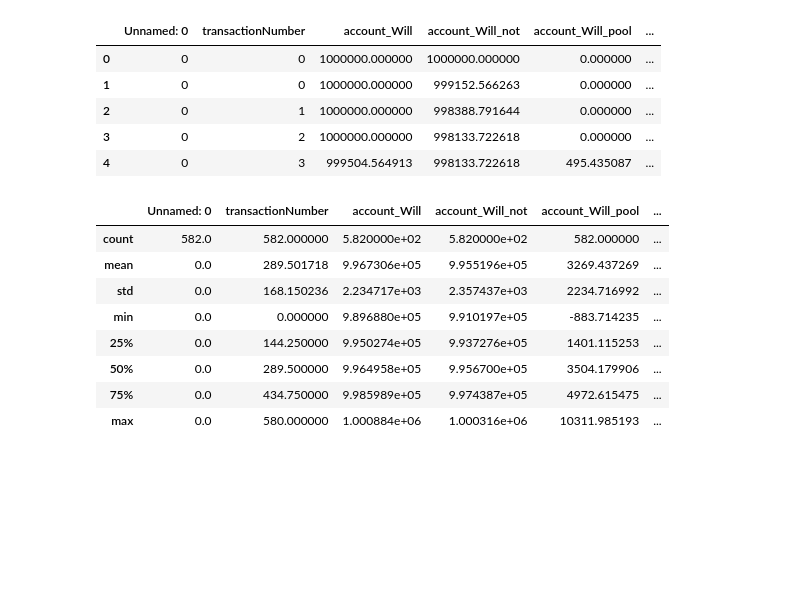
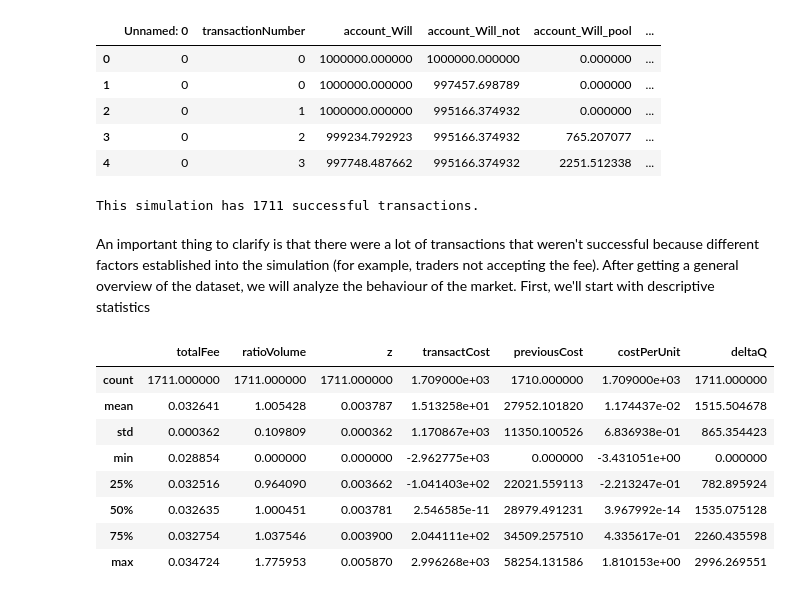
Before and after one commit to zeitgeistpm/rikiddo, a Jupyter notebook: Exploratory Data Analysis of the Market Simulation.ipynb, the cells around one changed output. Saved outputs shown, nothing was run; the diff lists cells and outputs as text; code cells hidden in the pictures; blank space fills up the shorter version.

Commit message:
adding simulation analysis

```diff
--- a/Exploratory Data Analysis of the Market Simulation.ipynb
+++ b/Exploratory Data Analysis of the Market Simulation.ipynb
@@ -1,25 +5,32 @@
 # %%
 import pandas as pd
 import matplotlib.pyplot as plt
+# %%
+simulationRecord = pd.read_csv('simulationRecord.csv')
+simulationRecord.head()
+# %% [output]
+|  | Unnamed: 0 | transactionNumber | account_Will | account_Will_not | account_Will_pool | ... |
+| 0 | 0 | 0 | 1000000.000000 | 1000000.000000 | 0.000000 | ... |
+| 1 | 0 | 0 | 1000000.000000 | 997457.698789 | 0.000000 | ... |
+| 2 | 0 | 1 | 1000000.000000 | 995166.374932 | 0.000000 | ... |
+| 3 | 0 | 2 | 999234.792923 | 995166.374932 | 765.207077 | ... |
+| 4 | 0 | 3 | 997748.487662 | 995166.374932 | 2251.512338 | ... |
 # %%
-simulationRecord = pd.read_csv('simulationRecord.csv')
-simulationRecord.head()
+print(f'This simulation has {simulationRecord.shape[0]} successful transactions.')
 # %% [output]
-|  | Unnamed: 0 | transactionNumber | account_Will | account_Will_not | account_Will_pool | ... |
-| 0 | 0 | 0 | 1000000.000000 | 1000000.000000 | 0.000000 | ... |
-| 1 | 0 | 0 | 1000000.000000 | 999152.566263 | 0.000000 | ... |
-| 2 | 0 | 1 | 1000000.000000 | 998388.791644 | 0.000000 | ... |
-| 3 | 0 | 2 | 1000000.000000 | 998133.722618 | 0.000000 | ... |
-| 4 | 0 | 3 | 999504.564913 | 998133.722618 | 495.435087 | ... |
+This simulation has 1711 successful transactions.
+# %% [markdown]
+An important thing to clarify is that there were a lot of transactions that weren't successful because different factors established into the simulation (for example, traders not accepting the fee). After getting a general overview of the dataset, we will analyze the behaviour of the market. First, we'll start with descriptive statistics
 # %%
-simulationRecord.describe()
+descriptiveStats= simulationRecord[['totalFee', 'ratioVolume', 'z', 'transactCost', 'previousCost', 'costPerUnit', 'deltaQ']].describe()
+descriptiveStats
 # %% [output]
-|  | Unnamed: 0 | transactionNumber | account_Will | account_Will_not | account_Will_pool | ... |
-| count | 582.0 | 582.000000 | 5.820000e+02 | 5.820000e+02 | 582.000000 | ... |
-| mean | 0.0 | 289.501718 | 9.967306e+05 | 9.955196e+05 | 3269.437269 | ... |
-| std | 0.0 | 168.150236 | 2.234717e+03 | 2.357437e+03 | 2234.716992 | ... |
-| min | 0.0 | 0.000000 | 9.896880e+05 | 9.910197e+05 | -883.714235 | ... |
-| 25% | 0.0 | 144.250000 | 9.950274e+05 | 9.937276e+05 | 1401.115253 | ... |
-| 50% | 0.0 | 289.500000 | 9.964958e+05 | 9.956700e+05 | 3504.179906 | ... |
-| 75% | 0.0 | 434.750000 | 9.985989e+05 | 9.974387e+05 | 4972.615475 | ... |
-| max | 0.0 | 580.000000 | 1.000884e+06 | 1.000316e+06 | 10311.985193 | ... |
+|  | totalFee | ratioVolume | z | transactCost | previousCost | costPerUnit | deltaQ |
+| count | 1711.000000 | 1711.000000 | 1711.000000 | 1.709000e+03 | 1710.000000 | 1.709000e+03 | 1711.000000 |
+| mean | 0.032641 | 1.005428 | 0.003787 | 1.513258e+01 | 27952.101820 | 1.174437e-02 | 1515.504678 |
+| std | 0.000362 | 0.109809 | 0.000362 | 1.170867e+03 | 11350.100526 | 6.836938e-01 | 865.354423 |
+| min | 0.028854 | 0.000000 | 0.000000 | -2.962775e+03 | 0.000000 | -3.431051e+00 | 0.000000 |
+| 25% | 0.032516 | 0.964090 | 0.003662 | -1.041403e+02 | 22021.559113 | -2.213247e-01 | 782.895924 |
+| 50% | 0.032635 | 1.000451 | 0.003781 | 2.546585e-11 | 28979.491231 | 3.967992e-14 | 1535.075128 |
+| 75% | 0.032754 | 1.037546 | 0.003900 | 2.044111e+02 | 34509.257510 | 4.335617e-01 | 2260.435598 |
+| max | 0.034724 | 1.775953 | 0.005870 | 2.996268e+03 | 58254.131586 | 1.810153e+00 | 2996.269551 |
```
Also changed, not shown: parts of 13 cells of this notebook.
